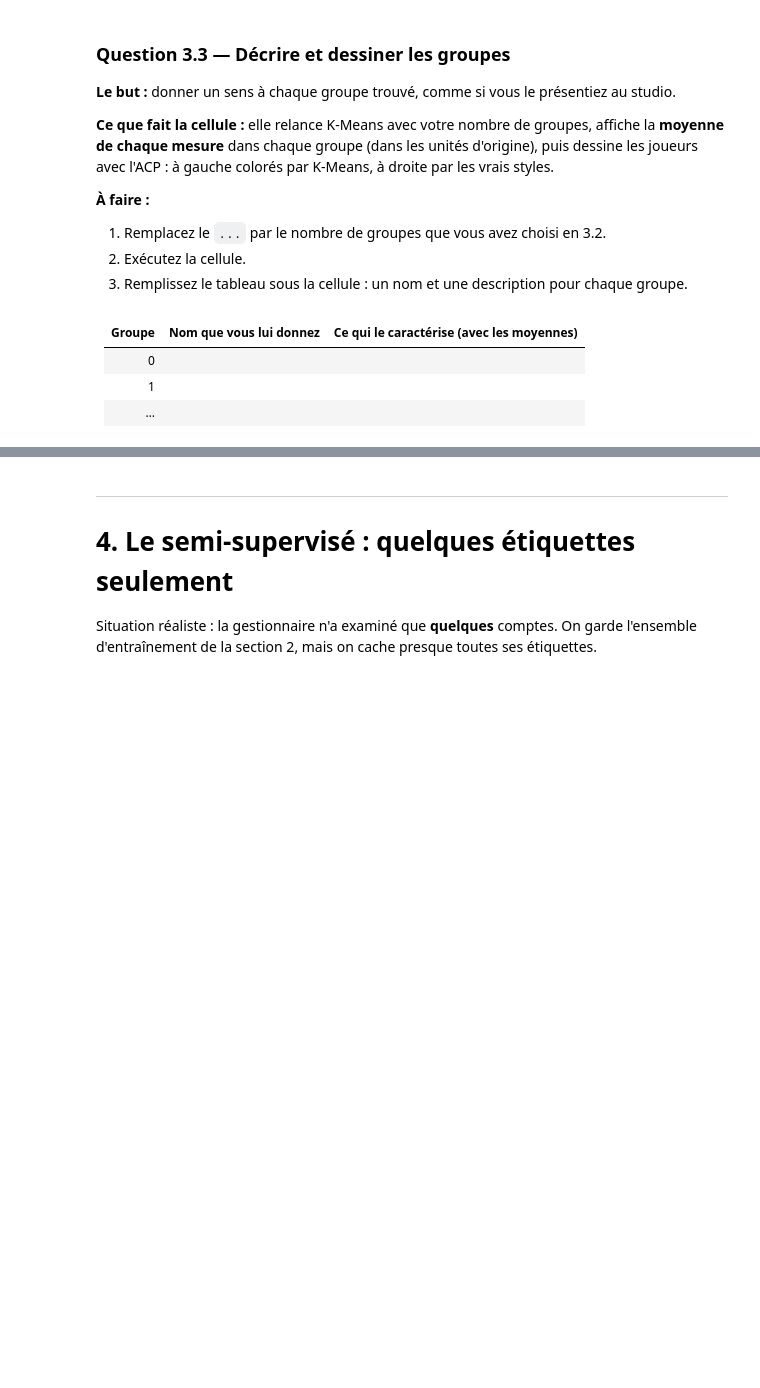
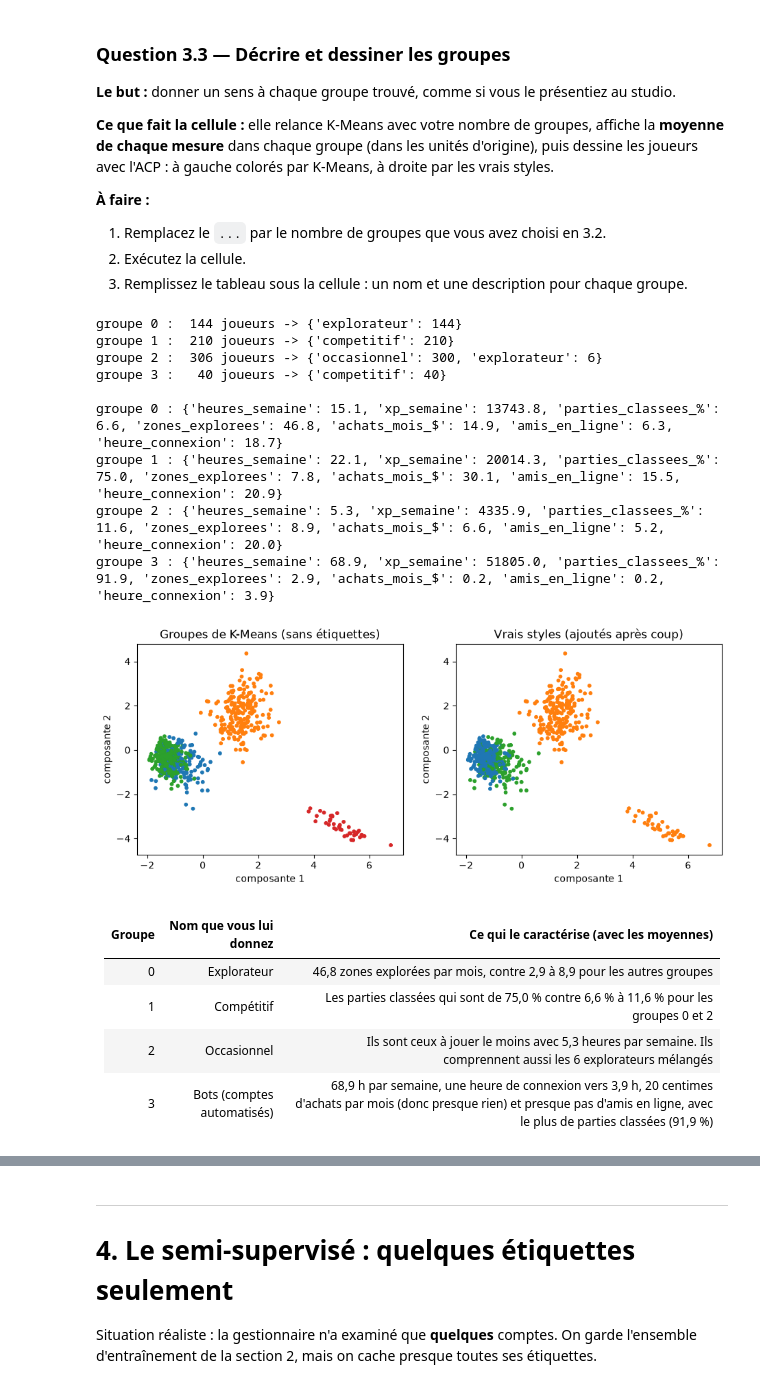
Before and after one commit to LauraSorro1/ia2_tp2, a Jupyter notebook: TP2_depart.ipynb, the cells around one changed output, grey strips where cells are left out. Cells and saved outputs as stored; diff of their text form; code cells hidden in the pictures; blank space fills up the shorter version.

```diff
--- a/TP2_depart.ipynb
+++ b/TP2_depart.ipynb
@@ -384,31 +384,43 @@ groupe 3 :   40 joueurs -> {'competitif': 40}
 2. Exécutez la cellule.
 3. Remplissez le tableau sous la cellule : un nom et une description pour chaque groupe.
 # %%
-K_CHOISI = ...                                       # ← à compléter
+K_CHOISI = 4                                       # ← à compléter
 groupes_choisis = KMeans(n_clusters=K_CHOISI, n_init=10, random_state=0).fit_predict(X_echelle)
 contenu(groupes_choisis, K_CHOISI)
 print()
 for g in range(K_CHOISI):
     moyennes = X[groupes_choisis == g].mean(axis=0)            # mesures d'origine, pas X_echelle
     print(f"groupe {g} :", {nom: round(float(v), 1) for nom, v in zip(colonnes, moyennes)})
 
 deux = PCA(n_components=2).fit_transform(X_echelle)        # l'ACP : 7 mesures -> 2 nombres
 couleurs = np.array(["tab:blue", "tab:orange", "tab:green", "tab:red", "tab:purple", "tab:brown", "tab:pink", "tab:gray"])
 fig, axes = plt.subplots(1, 2, figsize=(11, 4))
 axes[0].scatter(deux[:, 0], deux[:, 1], c=couleurs[groupes_choisis], s=10)
 axes[0].set_title("Groupes de K-Means (sans étiquettes)")
 axes[1].scatter(deux[:, 0], deux[:, 1], c=couleurs[y], s=10)
 axes[1].set_title("Vrais styles (ajoutés après coup)")
 for a in axes:
     a.set_xlabel("composante 1")
     a.set_ylabel("composante 2")
 plt.show()
+# %% [output]
+groupe 0 :  144 joueurs -> {'explorateur': 144}
+groupe 1 :  210 joueurs -> {'competitif': 210}
+groupe 2 :  306 joueurs -> {'occasionnel': 300, 'explorateur': 6}
+groupe 3 :   40 joueurs -> {'competitif': 40}
+
+groupe 0 : {'heures_semaine': 15.1, 'xp_semaine': 13743.8, 'parties_classees_%': 6.6, 'zones_explorees': 46.8, 'achats_mois_$': 14.9, 'amis_en_ligne': 6.3, 'heure_connexion': 18.7}
+groupe 1 : {'heures_semaine': 22.1, 'xp_semaine': 20014.3, 'parties_classees_%': 75.0, 'zones_explorees': 7.8, 'achats_mois_$': 30.1, 'amis_en_ligne': 15.5, 'heure_connexion': 20.9}
+groupe 2 : {'heures_semaine': 5.3, 'xp_semaine': 4335.9, 'parties_classees_%': 11.6, 'zones_explorees': 8.9, 'achats_mois_$': 6.6, 'amis_en_ligne': 5.2, 'heure_connexion': 20.0}
+groupe 3 : {'heures_semaine': 68.9, 'xp_semaine': 51805.0, 'parties_classees_%': 91.9, 'zones_explorees': 2.9, 'achats_mois_$': 0.2, 'amis_en_ligne': 0.2, 'heure_connexion': 3.9}
+[figure, added]
 # %% [markdown]
 | Groupe | Nom que vous lui donnez | Ce qui le caractérise (avec les moyennes) |
 |---|---|---|
-| 0 | | |
-| 1 | | |
-| … | | |
+| 0 | Explorateur | 46,8 zones explorées par mois, contre 2,9 à 8,9 pour les autres groupes |
+| 1 | Compétitif | Les parties classées qui sont de 75,0 % contre 6,6 % à 11,6 % pour les groupes 0 et 2 |
+| 2 | Occasionnel | Ils sont ceux à jouer le moins avec 5,3 heures par semaine. Ils comprennent aussi les 6 explorateurs mélangés |
+| 3 | Bots (comptes automatisés) | 68,9 h par semaine, une heure de connexion vers 3,9 h, 20 centimes d'achats par mois (donc presque rien) et presque pas d'amis en ligne, avec le plus de parties classées (91,9 %) |
 # %% [markdown]
 **Observation 3.3**
 
```
Also changed, not shown: parts of 2 cells of this notebook.
